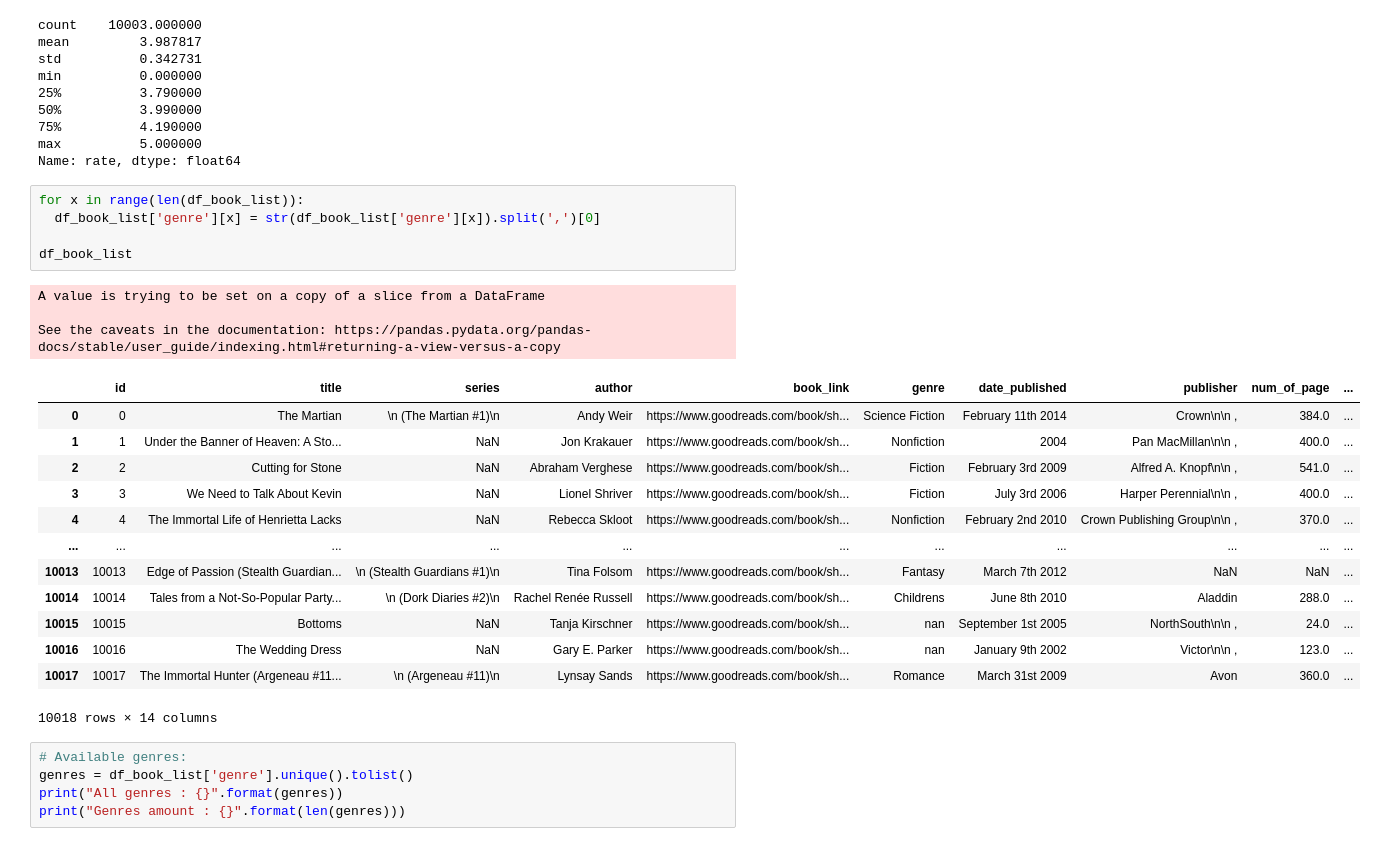
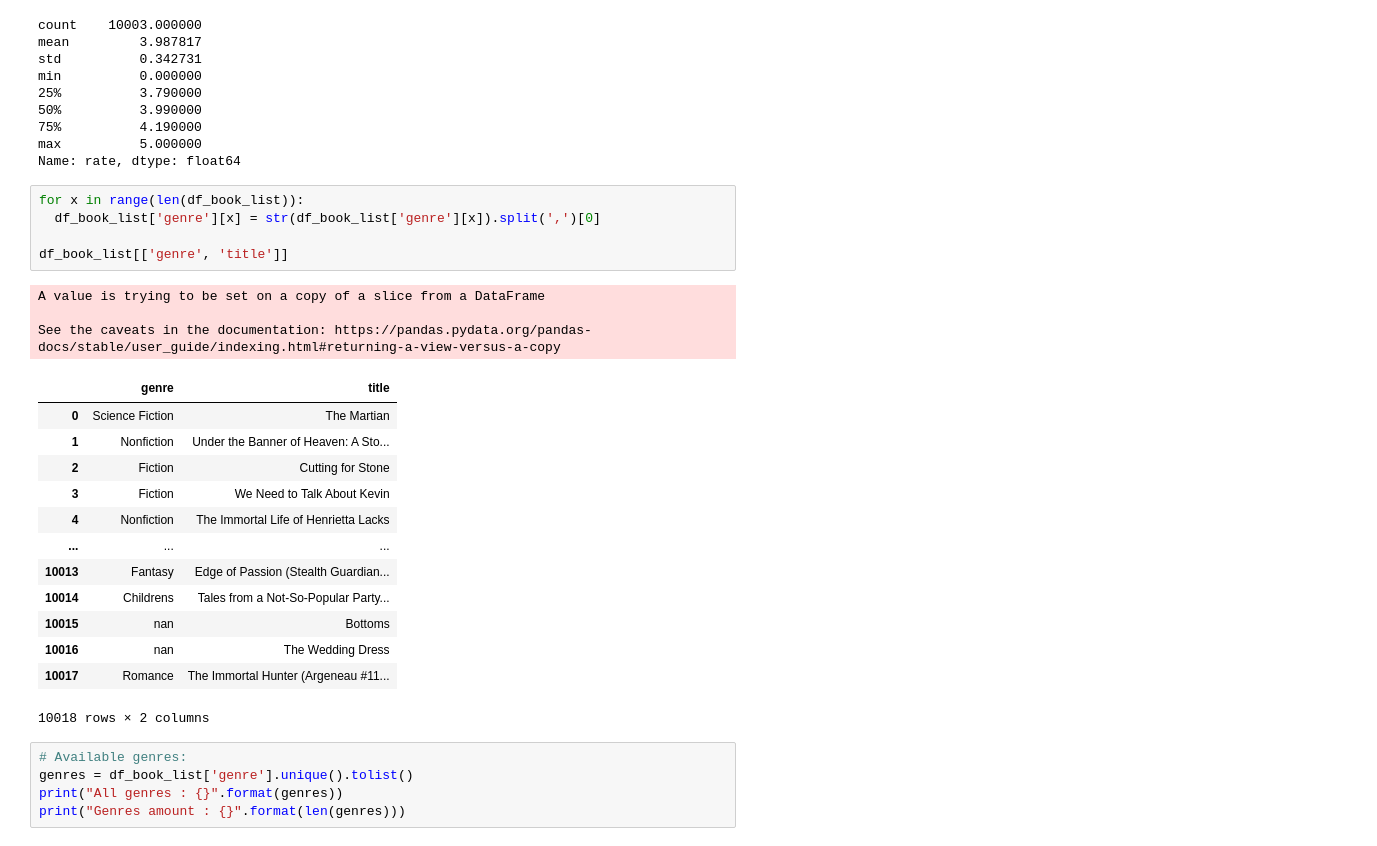
Before and after one commit to ilhamAdhim/ML-Book-Recommendation, a Jupyter notebook: Book_Recommendation.ipynb, the cells around one changed output. Drawn from its saved outputs; the diff is of its cells as text.

```diff
--- a/Book_Recommendation.ipynb
+++ b/Book_Recommendation.ipynb
@@ -144,25 +125,25 @@ Name: rate, dtype: float64
 # %%
 for x in range(len(df_book_list)):
   df_book_list['genre'][x] = str(df_book_list['genre'][x]).split(',')[0]
 
-df_book_list
+df_book_list[['genre', 'title']]
 # %% [output]
 A value is trying to be set on a copy of a slice from a DataFrame
 
 See the caveats in the documentation: https://pandas.pydata.org/pandas-docs/stable/user_guide/indexing.html#returning-a-view-versus-a-copy
-|  | id | title | series | author | book_link | genre | date_published | publisher | num_of_page | ... |
-| 0 | 0 | The Martian | \n (The Martian #1)\n | Andy Weir | https://www.goodreads.com/book/sh... | Science Fiction | February 11th 2014 | Crown\n\n , | 384.0 | ... |
-| 1 | 1 | Under the Banner of Heaven: A Sto... | NaN | Jon Krakauer | https://www.goodreads.com/book/sh... | Nonfiction | 2004 | Pan MacMillan\n\n , | 400.0 | ... |
-| 2 | 2 | Cutting for Stone | NaN | Abraham Verghese | https://www.goodreads.com/book/sh... | Fiction | February 3rd 2009 | Alfred A. Knopf\n\n , | 541.0 | ... |
-| 3 | 3 | We Need to Talk About Kevin | NaN | Lionel Shriver | https://www.goodreads.com/book/sh... | Fiction | July 3rd 2006 | Harper Perennial\n\n , | 400.0 | ... |
-| 4 | 4 | The Immortal Life of Henrietta Lacks | NaN | Rebecca Skloot | https://www.goodreads.com/book/sh... | Nonfiction | February 2nd 2010 | Crown Publishing Group\n\n , | 370.0 | ... |
-| ... | ... | ... | ... | ... | ... | ... | ... | ... | ... | ... |
-| 10013 | 10013 | Edge of Passion (Stealth Guardian... | \n (Stealth Guardians #1)\n | Tina Folsom | https://www.goodreads.com/book/sh... | Fantasy | March 7th 2012 | NaN | NaN | ... |
-| 10014 | 10014 | Tales from a Not-So-Popular Party... | \n (Dork Diaries #2)\n | Rachel Renée Russell | https://www.goodreads.com/book/sh... | Childrens | June 8th 2010 | Aladdin | 288.0 | ... |
-| 10015 | 10015 | Bottoms | NaN | Tanja Kirschner | https://www.goodreads.com/book/sh... | nan | September 1st 2005 | NorthSouth\n\n , | 24.0 | ... |
-| 10016 | 10016 | The Wedding Dress | NaN | Gary E. Parker | https://www.goodreads.com/book/sh... | nan | January 9th 2002 | Victor\n\n , | 123.0 | ... |
-| 10017 | 10017 | The Immortal Hunter (Argeneau #11... | \n (Argeneau #11)\n | Lynsay Sands | https://www.goodreads.com/book/sh... | Romance | March 31st 2009 | Avon | 360.0 | ... |
+|  | genre | title |
+| 0 | Science Fiction | The Martian |
+| 1 | Nonfiction | Under the Banner of Heaven: A Sto... |
+| 2 | Fiction | Cutting for Stone |
+| 3 | Fiction | We Need to Talk About Kevin |
+| 4 | Nonfiction | The Immortal Life of Henrietta Lacks |
+| ... | ... | ... |
+| 10013 | Fantasy | Edge of Passion (Stealth Guardian... |
+| 10014 | Childrens | Tales from a Not-So-Popular Party... |
+| 10015 | nan | Bottoms |
+| 10016 | nan | The Wedding Dress |
+| 10017 | Romance | The Immortal Hunter (Argeneau #11... |
-10018 rows × 14 columns
+10018 rows × 2 columns
 # %%
 # Available genres:
 genres = df_book_list['genre'].unique().tolist()
```
Also changed, not shown: parts of 9 cells of this notebook, 16 other files.
